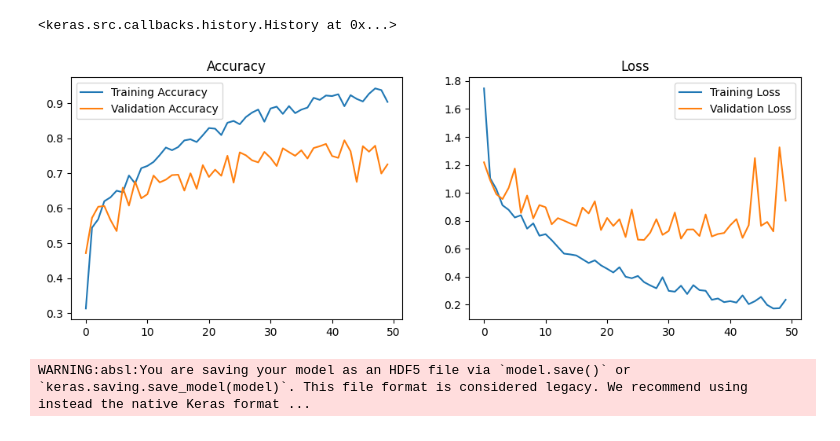
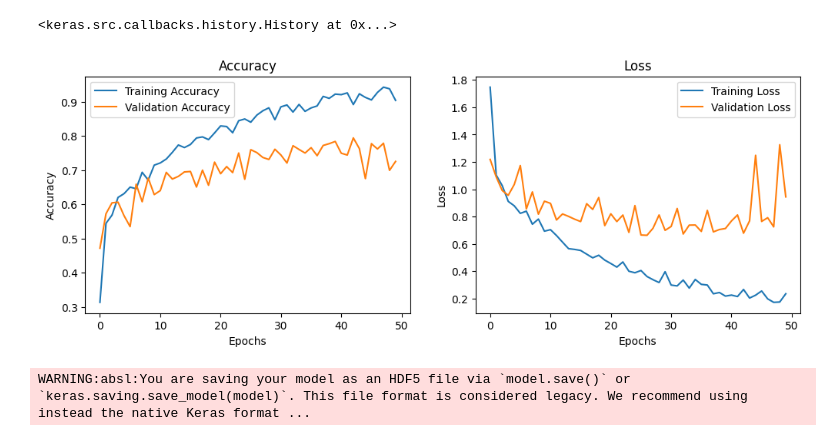
Before and after one commit to dave-andrew/Ocular-Disease-Recognition, a Jupyter notebook: codes/resnet-152_v2.ipynb, the cells around one changed output. Saved outputs shown, nothing was run; the diff lists cells and outputs as text; code cells hidden in the pictures.

Commit message:
Training and plotting

```diff
--- a/codes/resnet-152_v2.ipynb
+++ b/codes/resnet-152_v2.ipynb
@@ -205,19 +205,23 @@ Epoch 50/50
 # %%
 plt.figure(figsize=(12, 4))
 plt.subplot(1, 2, 1)
 plt.plot(data['accuracy'], label='Training Accuracy')
 plt.plot(data['val_accuracy'], label='Validation Accuracy')
 plt.title('Accuracy')
+plt.xlabel('Epochs')
+plt.ylabel('Accuracy')
 plt.legend()
 
 plt.subplot(1, 2, 2)
 plt.plot(data['loss'], label='Training Loss')
 plt.plot(data['val_loss'], label='Validation Loss')
 plt.title('Loss')
+plt.xlabel('Epochs')
+plt.ylabel('Loss')
 plt.legend()
 plt.show()
 # %% [output]
-[figure, old version]
+[figure, new version]
 # %%
 data.save(f'../trained_model/resnet_152v2_{round(data.history.history['accuracy'][19] * 100, 2)}.h5')
 # %% [output]
```
Also changed, not shown: parts of 1 cell of this notebook, 3 other files.
